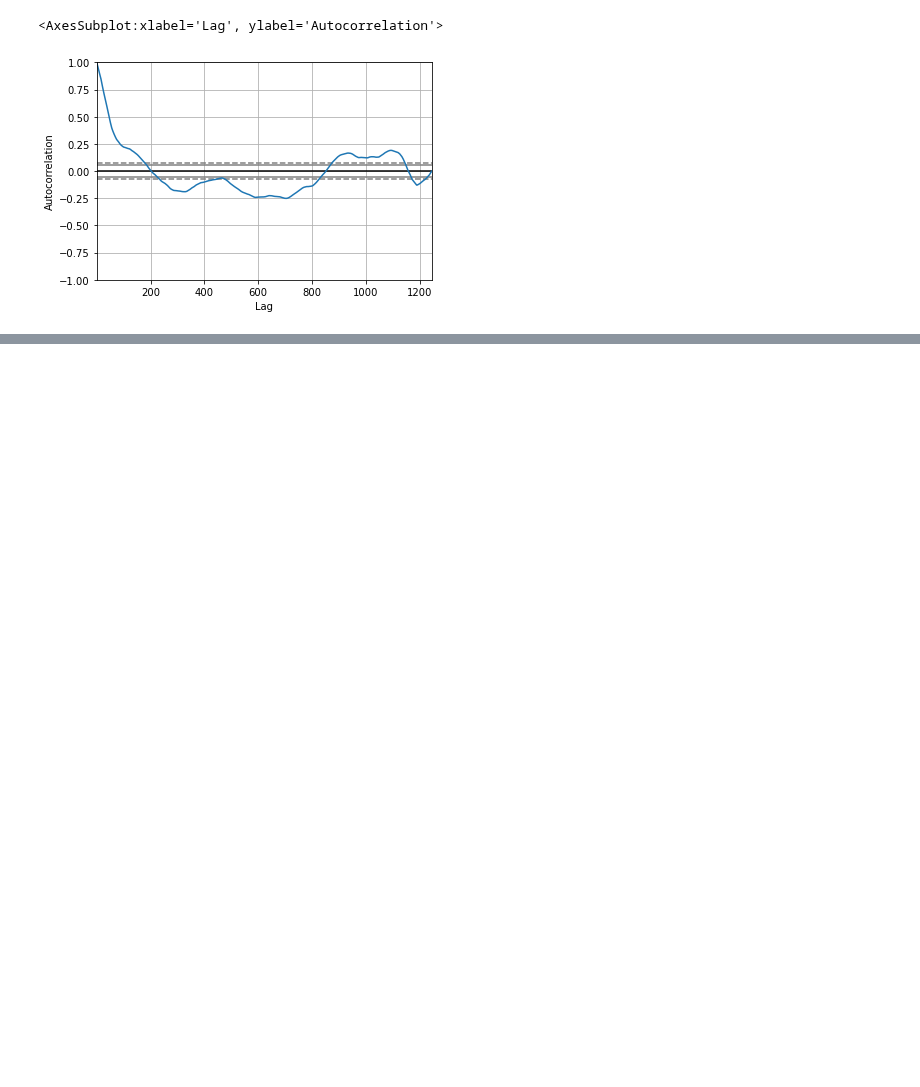
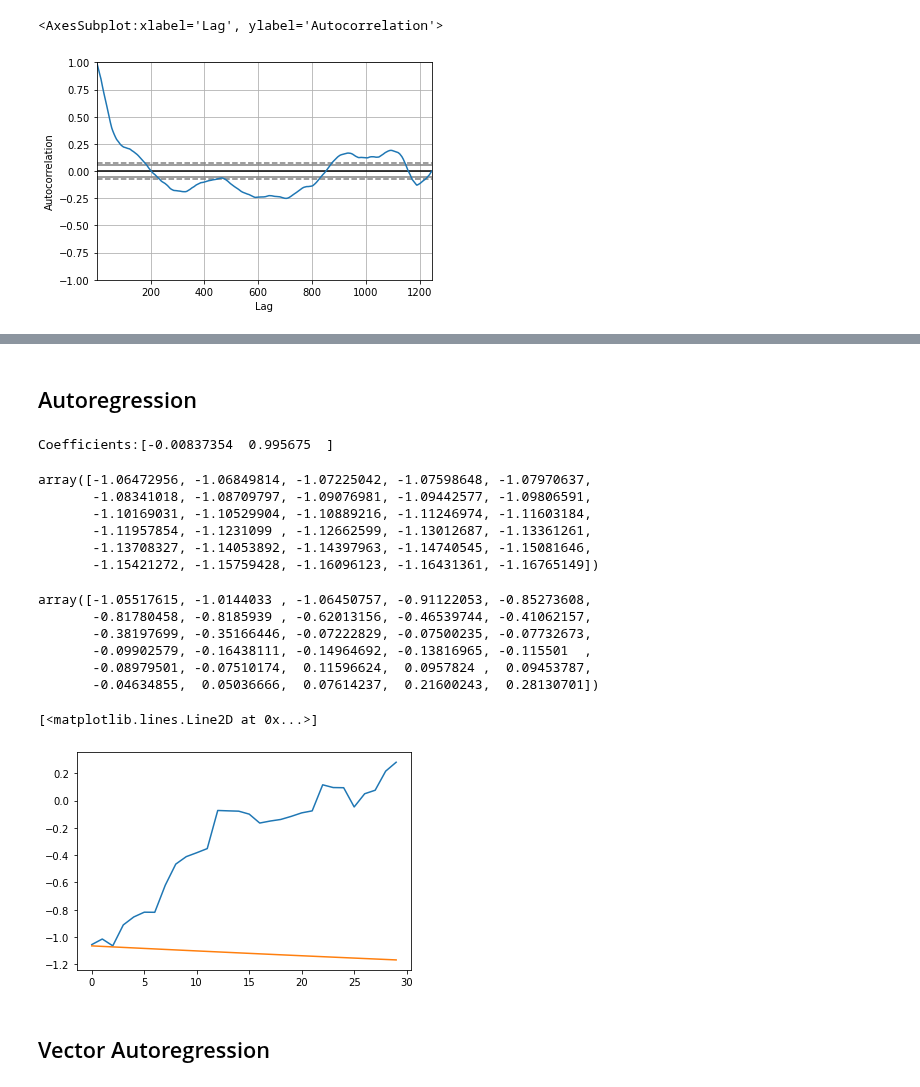
Before and after one commit to DSEI21000-S21/project-altcoinpriceprediction, a Jupyter notebook: mwander/Autoregression_testing.ipynb, the cells around one changed output, grey strips where cells are left out. Cells and saved outputs as stored; diff of their text form; code cells hidden in the pictures; blank space fills up the shorter version.

Commit message:
stationarity of close price

```diff
--- a/mwander/Autoregression_testing.ipynb
+++ b/mwander/Autoregression_testing.ipynb
@@ -26,0 +50,40 @@ pd.plotting.autocorrelation_plot(np.log(df['Close']))
+# %% [markdown]
+## Autoregression
+# %%
+#X = df.drop('Close', axis=1).iloc[:,2:].apply(np.log).values
+X = df['Close'].apply(np.log).values
+forecast = 30
+X_train, X_test = X[1:len(X)-forecast], X[len(X)-forecast:]
+# %%
+autoreg = AutoReg(X_train, lags=1)
+autoreg_fit = autoreg.fit()
+print('Coefficients:{}'.format(autoreg_fit.params))
+# %% [output]
+Coefficients:[-0.00837354  0.995675  ]
+# %%
+X_hat = autoreg_fit.predict(start=len(X_train), end=len(X_train)+len(X_test)-1,dynamic=False)
+X_hat
+# %% [output]
+array([-1.06472956, -1.06849814, -1.07225042, -1.07598648, -1.07970637,
+       -1.08341018, -1.08709797, -1.09076981, -1.09442577, -1.09806591,
+       -1.10169031, -1.10529904, -1.10889216, -1.11246974, -1.11603184,
+       -1.11957854, -1.1231099 , -1.12662599, -1.13012687, -1.13361261,
+       -1.13708327, -1.14053892, -1.14397963, -1.14740545, -1.15081646,
+       -1.15421272, -1.15759428, -1.16096123, -1.16431361, -1.16765149])
+# %%
+X_test
+# %% [output]
+array([-1.05517615, -1.0144033 , -1.06450757, -0.91122053, -0.85273608,
+       -0.81780458, -0.8185939 , -0.62013156, -0.46539744, -0.41062157,
+       -0.38197699, -0.35166446, -0.07222829, -0.07500235, -0.07732673,
+       -0.09902579, -0.16438111, -0.14964692, -0.13816965, -0.115501  ,
+       -0.08979501, -0.07510174,  0.11596624,  0.0957824 ,  0.09453787,
+       -0.04634855,  0.05036666,  0.07614237,  0.21600243,  0.28130701])
+# %%
+plt.plot(X_test)
+plt.plot(X_hat)
+# %% [output]
+[<matplotlib.lines.Line2D at 0x...>]
+[figure, added]
+# %% [markdown]
+## Vector Autoregression
```
Also changed, not shown: parts of 11 cells of this notebook.
